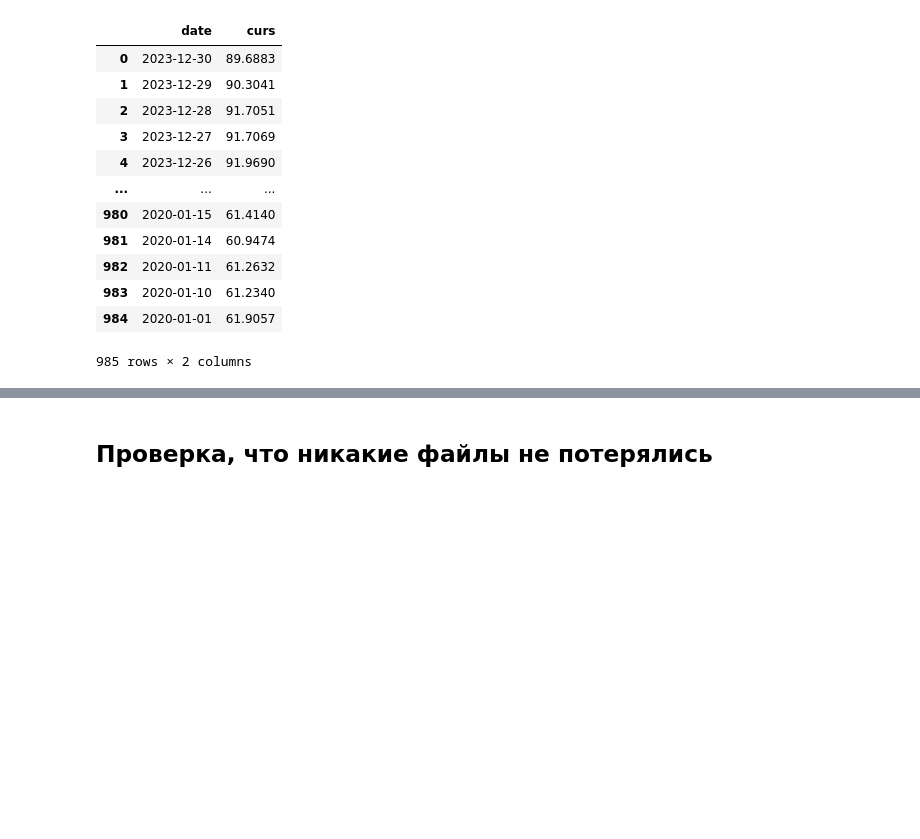
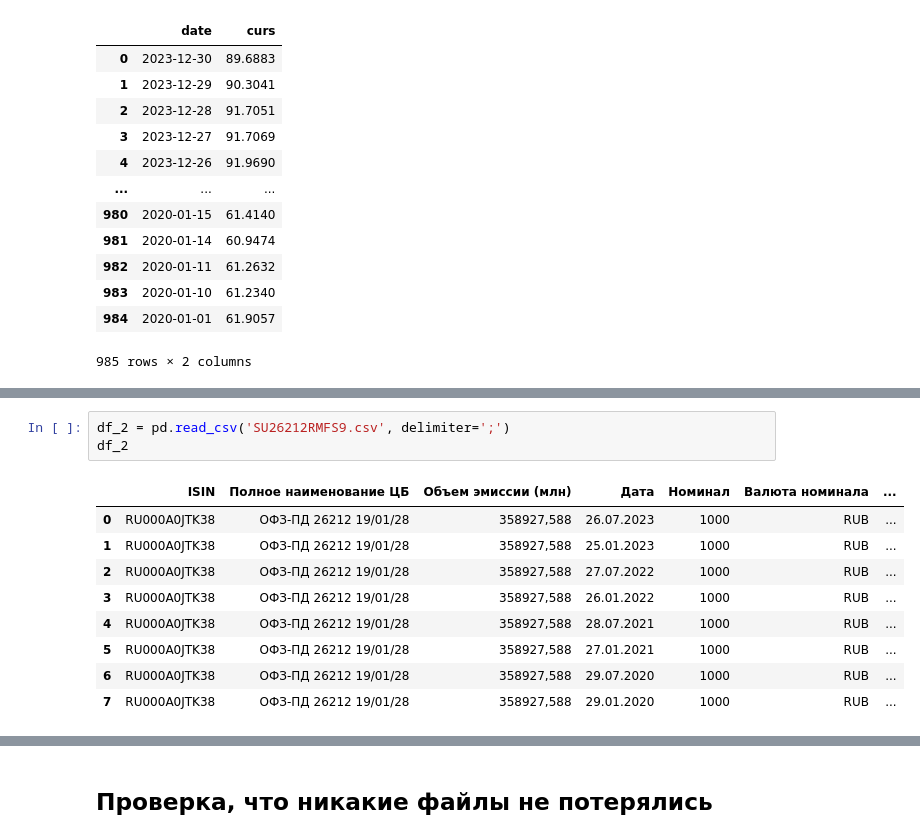
Before and after one commit to yanakhazanova/market_risk, a Jupyter notebook: collect_data.ipynb, the cells around one changed output, grey strips where cells are left out. Drawn from its saved outputs; the diff is of its cells as text; blank space fills up the shorter version.

```diff
--- a/collect_data.ipynb
+++ b/collect_data.ipynb
@@ -211,0 +274,13 @@ df
+# %%
+df_2 = pd.read_csv('SU26212RMFS9.csv', delimiter=';')
+df_2
+# %% [output]
+|  | ISIN | Полное наименование ЦБ | Объем эмиссии (млн) | Дата | Номинал | Валюта номинала | ... |
+| 0 | RU000A0JTK38 | ОФЗ-ПД 26212 19/01/28 | 358927,588 | 26.07.2023 | 1000 | RUB | ... |
+| 1 | RU000A0JTK38 | ОФЗ-ПД 26212 19/01/28 | 358927,588 | 25.01.2023 | 1000 | RUB | ... |
+| 2 | RU000A0JTK38 | ОФЗ-ПД 26212 19/01/28 | 358927,588 | 27.07.2022 | 1000 | RUB | ... |
+| 3 | RU000A0JTK38 | ОФЗ-ПД 26212 19/01/28 | 358927,588 | 26.01.2022 | 1000 | RUB | ... |
+| 4 | RU000A0JTK38 | ОФЗ-ПД 26212 19/01/28 | 358927,588 | 28.07.2021 | 1000 | RUB | ... |
+| 5 | RU000A0JTK38 | ОФЗ-ПД 26212 19/01/28 | 358927,588 | 27.01.2021 | 1000 | RUB | ... |
+| 6 | RU000A0JTK38 | ОФЗ-ПД 26212 19/01/28 | 358927,588 | 29.07.2020 | 1000 | RUB | ... |
+| 7 | RU000A0JTK38 | ОФЗ-ПД 26212 19/01/28 | 358927,588 | 29.01.2020 | 1000 | RUB | ... |
```
Also changed, not shown: parts of 14 cells of this notebook, 4 other files.
